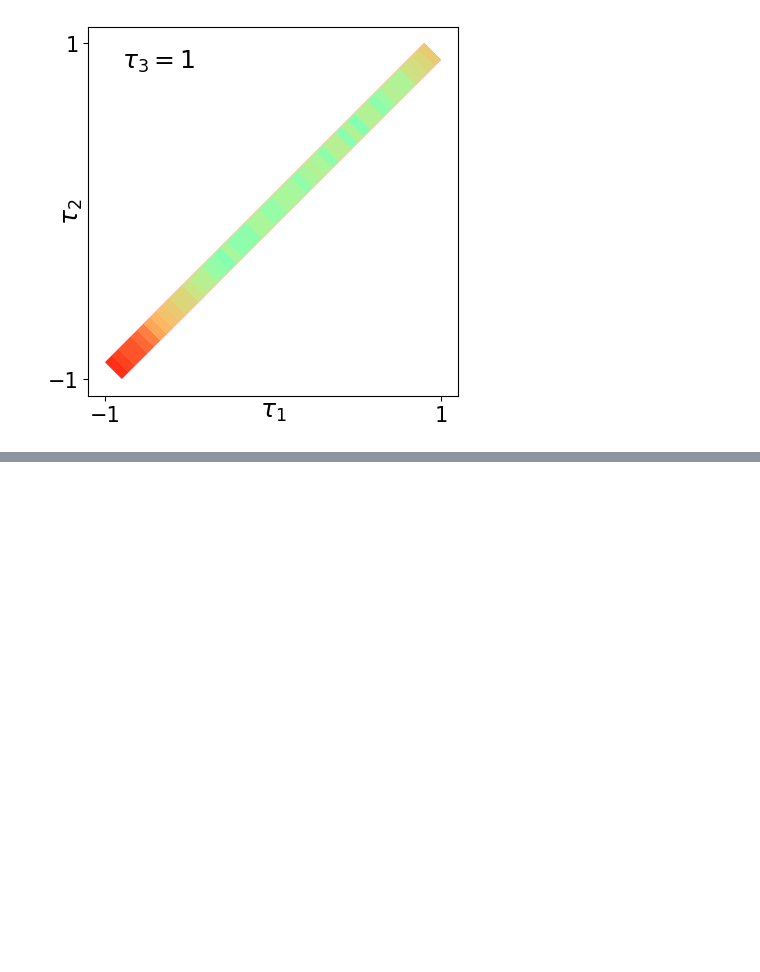
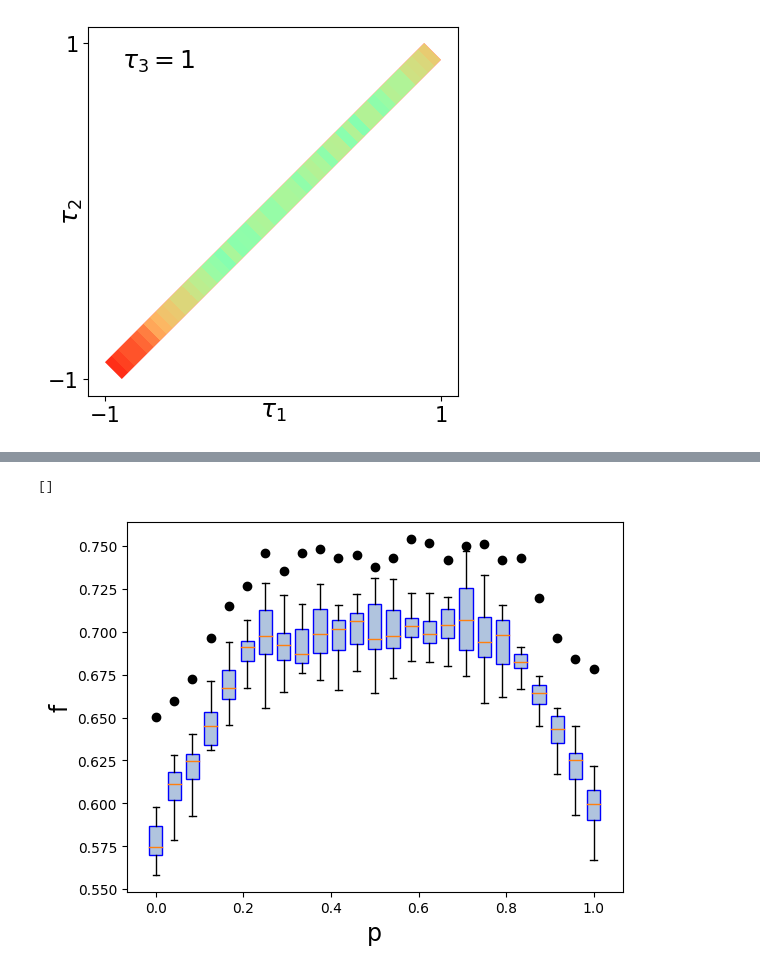
Before and after one commit to tbasile/Una-Rotacion-Parametrizada, a Jupyter notebook: Codigo/Para_subir/Simulation of Pauli Channels.ipynb, the cells around one changed output, grey strips where cells are left out. Cells and saved outputs as stored; diff of their text form; code cells hidden in the pictures; blank space fills up the shorter version.

```diff
--- a/Codigo/Para_subir/Simulation of Pauli Channels.ipynb
+++ b/Codigo/Para_subir/Simulation of Pauli Channels.ipynb
@@ -1110,0 +1144,9 @@ plot_cut("Simulation-imbq_lima/fidelities-t3=1.csv",1,50,1,mini,maxi)
+# %%
+import numpy as np
+ps = np.linspace(0,1,25)
+
+channels = []
+for p in ps:
+    channels.append(ks_to_taus(np.around([1-p,p,0,0],2)))
+
+circuits = create_circuits(channels)
@@ -1110,0 +1191,24 @@ plot_cut("Simulation-imbq_lima/fidelities-t3=1.csv",1,50,1,mini,maxi)
+# %%
+df = pd.read_csv("Results/Tetrahedron/bit-flip-fidelities.csv",header=None)
+
+
+plt.boxplot(df.iloc[:,1:].T,positions= np.array(df.iloc[:,0]).T,
+            widths=0.03, showcaps =True,
+           manage_ticks=False,
+           showfliers =False,patch_artist=True,
+            boxprops=dict(facecolor="lightsteelblue", color="blue"));
+
+
+# plt.ylim([0.5,1])
+# plt.yticks([0.5,0.6,0.7,0.8,0.9])
+# plt.title("Bit flip dynamical map fidelities")
+plt.xlabel("p",fontsize=17)
+plt.ylabel("f",fontsize=17)
+
+df = pd.read_csv("Results/Tetrahedron/bit-flip-Fidelities-channels.csv",header=None)
+plt.plot(ps,np.array(df.iloc[1:,3],float),'ko')
+
+plt.plot()
+# %% [output]
+[]
+[figure, added]
```
Also changed, not shown: parts of 22 cells of this notebook, 22 other files.
